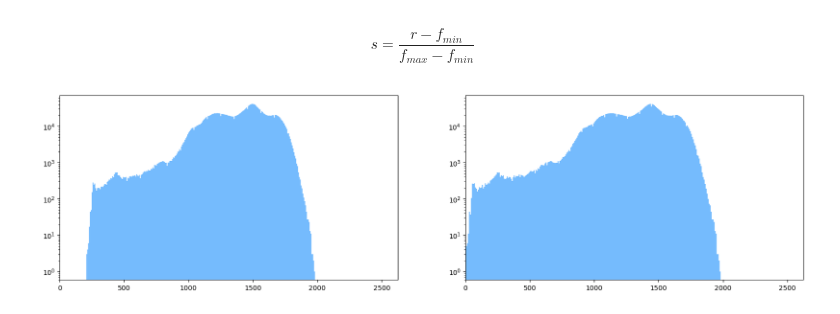
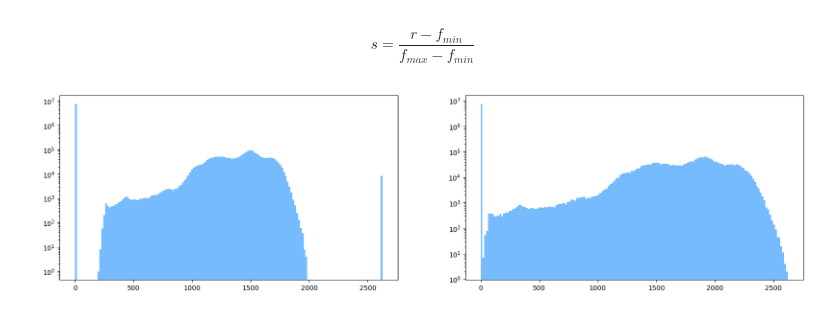
Before and after one commit to jefftorres/med-img, a Jupyter notebook: transforms.ipynb, the cells around one changed output. Drawn from its saved outputs; the diff is of its cells as text; code cells hidden in the pictures.

Commit message:
Added transforms

```diff
--- a/transforms.ipynb
+++ b/transforms.ipynb
@@ -79,21 +84,24 @@ $$
 $$
 # %%
 fig, ax = plt.subplots(1, 2, figsize=(20, 5))
+left  = np.max(img) * -.05
+right = np.max(img) * 1.05
 
 # Imagen
-stretch = np.where(img > np.max(img) - 1, 0, img)
-
-ax[0].hist(stretch[stretch > 0].ravel(), bins=256, histtype='stepfilled', color='xkcd:sky blue')
-ax[0].set_xlim([0, np.max(img)])
+ax[0].hist(img.ravel(), bins=164, histtype='stepfilled', color='xkcd:sky blue')
+ax[0].set_xlim((left, right))
 ax[0].set_yscale('log')
 
 # Transformada
-stretch_transform = ((stretch[stretch > 0] - np.min(stretch[stretch > 0])) / np.ptp(stretch[stretch > 0])) * np.max(stretch)
+lb = np.min(img[img > 0])
+ub = np.max(img[img < np.max(img)])
+# Transforma el texto descriptivo de la vista (MLO, CC) de blanco a negro
+stretch = np.where((0 < img) & (img < np.max(img)), (img - lb) / (ub - lb), 0) * np.max(img)
 
-ax[1].hist(stretch_transform[stretch_transform > 0].ravel(), bins=256, histtype='stepfilled', color='xkcd:sky blue')
-ax[1].set_xlim([0, np.max(img)])
+ax[1].hist(stretch.ravel(), bins=164, histtype='stepfilled', color='xkcd:sky blue')
+ax[1].set_xlim((left, right))
 ax[1].set_yscale('log')
 plt.show()
 # %% [output]
-[figure, old version]
+[figure, new version]
 # %%
```
Also changed, not shown: parts of 5 cells of this notebook.
